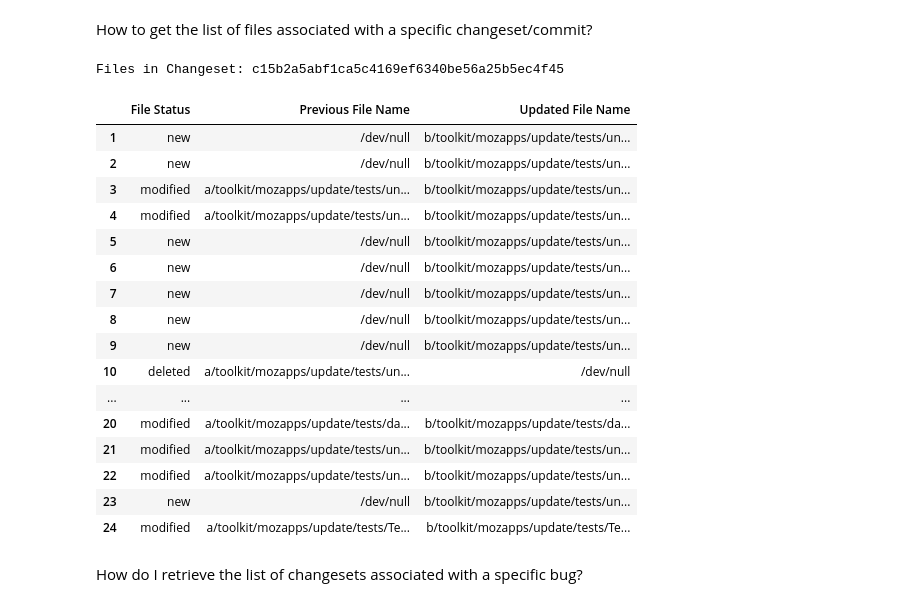
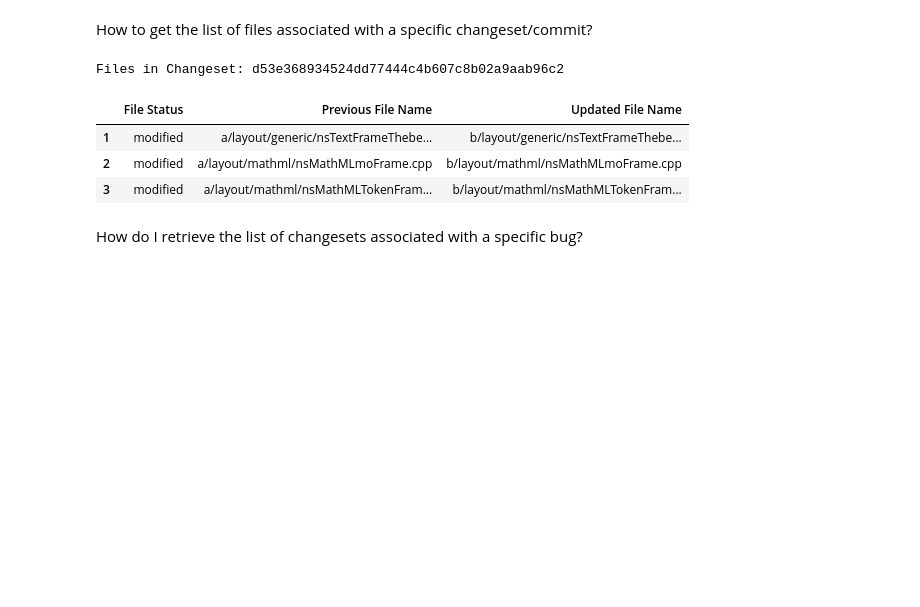
Before and after one commit to rayhanramin/FixFox-A-Dataset-on-Mozilla-Firefox-Vulnerabilities-and-Fixes, a Jupyter notebook: Usage Examples/Dataset_Usage_Examples.ipynb, the cells around one changed output. Cells and saved outputs as stored; diff of their text form; code cells hidden in the pictures; blank space fills up the shorter version.

Commit message:
Updated FixFox_notebook.ipynb
Updated FixFox_notebook.ipynb

```diff
--- a/Usage Examples/Dataset_Usage_Examples.ipynb
+++ b/Usage Examples/Dataset_Usage_Examples.ipynb
@@ -293,34 +340,21 @@ File Type Distribution
 # %% [markdown]
 How to get the list of files associated with a specific changeset/commit?
 # %%
-changeset_hash = "c15b2a5abf1ca5c4169ef6340be56a25b5ec4f45"
+changeset_hash = "d53e368934524dd77444c4b607c8b02a9aab96c2"
 df = get_changeset_files(changeset_hash)
 
 if df is not None:
     df.index = range(1, len(df) + 1)
     styled_df = df.style.set_caption(f"Files in Changeset: {changeset_hash}").set_properties(**{'text-align': 'left'}).set_table_styles([
         {'selector': 'thead th', 'props': [('text-align', 'left')]}
     ])
-    display(styled_df)
+    display(styled_df)  # Use IPython's display function to render in Jupyter Notebook
 # %% [output]
-Files in Changeset: c15b2a5abf1ca5c4169ef6340be56a25b5ec4f45
+Files in Changeset: d53e368934524dd77444c4b607c8b02a9aab96c2
 |  | File Status | Previous File Name | Updated File Name |
-| 1 | new | /dev/null | b/toolkit/mozapps/update/tests/un... |
-| 2 | new | /dev/null | b/toolkit/mozapps/update/tests/un... |
-| 3 | modified | a/toolkit/mozapps/update/tests/un... | b/toolkit/mozapps/update/tests/un... |
-| 4 | modified | a/toolkit/mozapps/update/tests/un... | b/toolkit/mozapps/update/tests/un... |
-| 5 | new | /dev/null | b/toolkit/mozapps/update/tests/un... |
-| 6 | new | /dev/null | b/toolkit/mozapps/update/tests/un... |
-| 7 | new | /dev/null | b/toolkit/mozapps/update/tests/un... |
-| 8 | new | /dev/null | b/toolkit/mozapps/update/tests/un... |
-| 9 | new | /dev/null | b/toolkit/mozapps/update/tests/un... |
-| 10 | deleted | a/toolkit/mozapps/update/tests/un... | /dev/null |
-| ... | ... | ... | ... |
-| 20 | modified | a/toolkit/mozapps/update/tests/da... | b/toolkit/mozapps/update/tests/da... |
-| 21 | modified | a/toolkit/mozapps/update/tests/un... | b/toolkit/mozapps/update/tests/un... |
-| 22 | modified | a/toolkit/mozapps/update/tests/un... | b/toolkit/mozapps/update/tests/un... |
-| 23 | new | /dev/null | b/toolkit/mozapps/update/tests/un... |
-| 24 | modified | a/toolkit/mozapps/update/tests/Te... | b/toolkit/mozapps/update/tests/Te... |
+| 1 | modified | a/layout/generic/nsTextFrameThebe... | b/layout/generic/nsTextFrameThebe... |
+| 2 | modified | a/layout/mathml/nsMathMLmoFrame.cpp | b/layout/mathml/nsMathMLmoFrame.cpp |
+| 3 | modified | a/layout/mathml/nsMathMLTokenFram... | b/layout/mathml/nsMathMLTokenFram... |
 # %% [markdown]
 How do I retrieve the list of changesets associated with a specific bug?
 # %%
```
Also changed, not shown: parts of 6 cells of this notebook.
